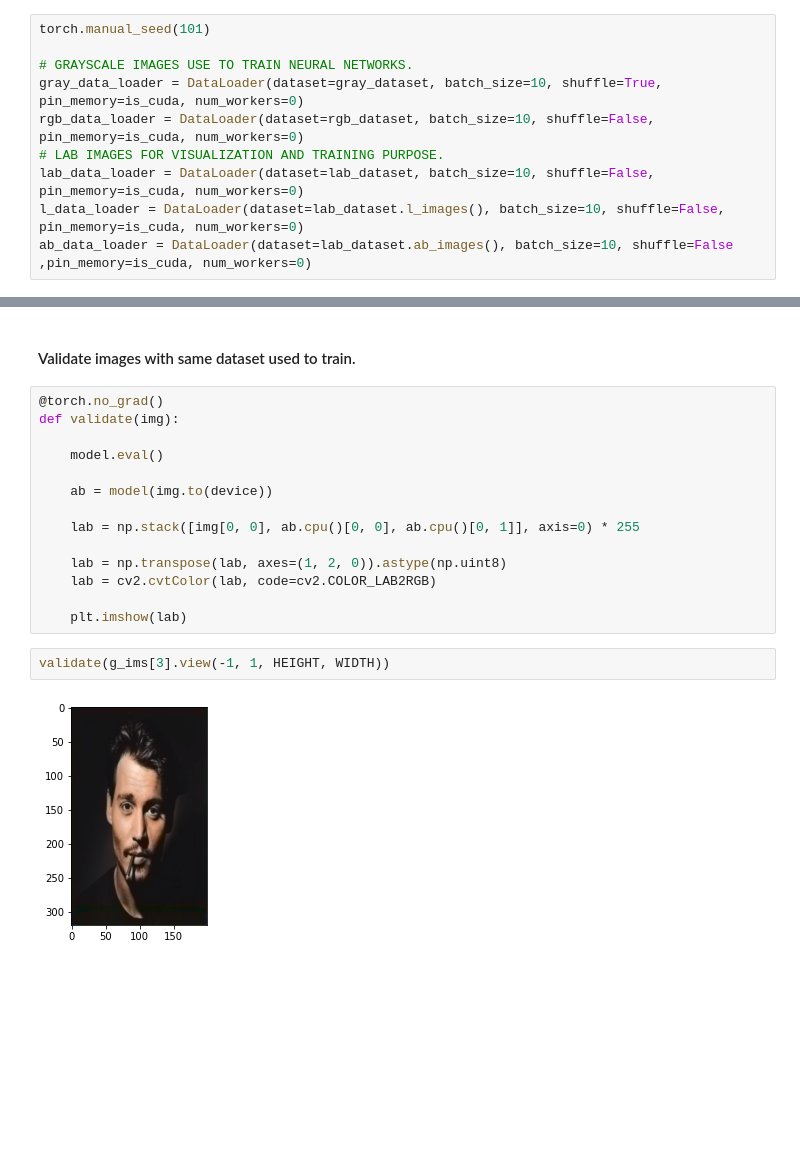
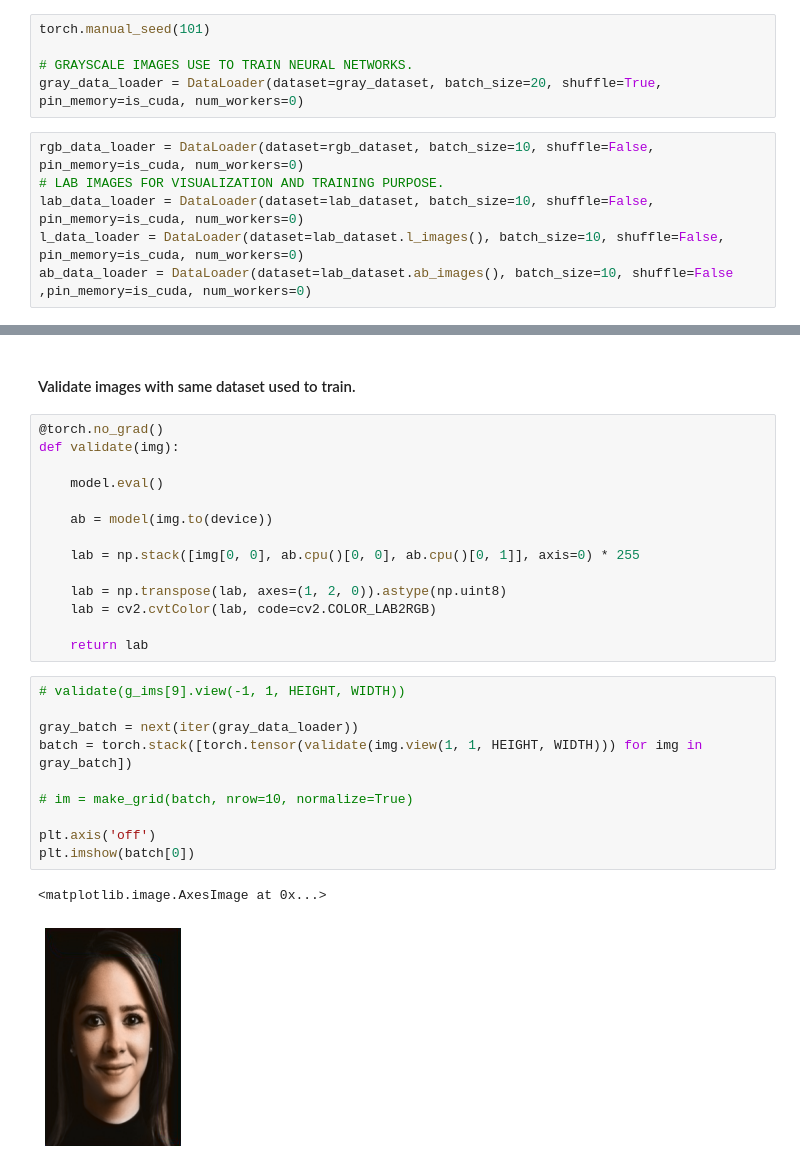
Before and after one commit to sachithdickwella/computervision-pytorch, a Jupyter notebook: src/ipynb/gray_to_color-sl.ipynb, the cells around one changed output, grey strips where cells are left out. Saved outputs shown, nothing was run; the diff lists cells and outputs as text; blank space fills up the shorter version.

```diff
--- a/src/ipynb/gray_to_color-sl.ipynb
+++ b/src/ipynb/gray_to_color-sl.ipynb
@@ -84,11 +84,12 @@ is_cuda = torch.cuda.is_available()
 is_cuda
 # %% [output]
 True
+# %%
+torch.manual_seed(101)
+
+# GRAYSCALE IMAGES USE TO TRAIN NEURAL NETWORKS.
+gray_data_loader = DataLoader(dataset=gray_dataset, batch_size=20, shuffle=True, pin_memory=is_cuda, num_workers=0)
 # %%
-torch.manual_seed(101)
-
-# GRAYSCALE IMAGES USE TO TRAIN NEURAL NETWORKS.
-gray_data_loader = DataLoader(dataset=gray_dataset, batch_size=10, shuffle=True, pin_memory=is_cuda, num_workers=0)
 rgb_data_loader = DataLoader(dataset=rgb_dataset, batch_size=10, shuffle=False, pin_memory=is_cuda, num_workers=0)
 # LAB IMAGES FOR VISUALIZATION AND TRAINING PURPOSE.
 lab_data_loader = DataLoader(dataset=lab_dataset, batch_size=10, shuffle=False, pin_memory=is_cuda, num_workers=0)
@@ -318,9 +318,18 @@ def validate(img):
     lab = np.transpose(lab, axes=(1, 2, 0)).astype(np.uint8)
     lab = cv2.cvtColor(lab, code=cv2.COLOR_LAB2RGB)
 
-    plt.imshow(lab)
+    return lab
-# %%
-validate(g_ims[3].view(-1, 1, HEIGHT, WIDTH))
-# %% [output]
-[figure, removed]
+# %%
+# validate(g_ims[9].view(-1, 1, HEIGHT, WIDTH))
+
+gray_batch = next(iter(gray_data_loader))
+batch = torch.stack([torch.tensor(validate(img.view(1, 1, HEIGHT, WIDTH))) for img in gray_batch])
+
+# im = make_grid(batch, nrow=10, normalize=True)
+
+plt.axis('off')
+plt.imshow(batch[0])
+# %% [output]
+<matplotlib.image.AxesImage at 0x...>
+[figure, added]
 # %%
```
Also changed, not shown: parts of 5 cells of this notebook, 1 other file.
